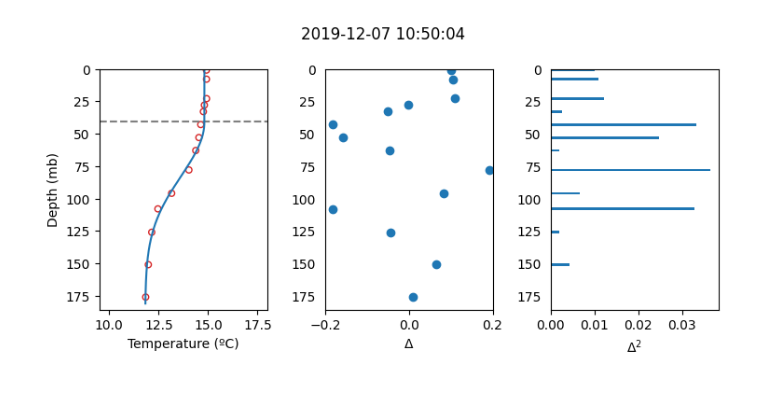
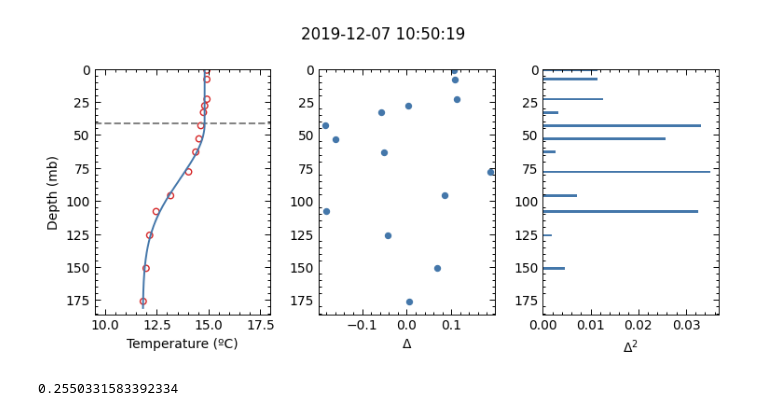
Before and after one commit to manufrn/TFG, a Jupyter notebook: notebooks/SHDR_modified_testing.ipynb, the cells around one changed output. Cells and saved outputs as stored; diff of their text form; code cells hidden in the pictures.

```diff
--- a/notebooks/SHDR_modified_testing.ipynb
+++ b/notebooks/SHDR_modified_testing.ipynb
@@ -8,6 +8,7 @@ from analysis_functions import *
 import SHDR_time_series as SHDR
 from dataclasses import dataclass
 from config import data_dir
+plt.style.use('/home/manu/TFG_repo/notebooks/notebook.mplstyle')
 # %%
 @dataclass
 class Args:
@@ -43,6 +44,8 @@ data = data_dir / 'time_series' / 'trial.h5'
 temp, pres, date, lat, lon = load_time_series('trial.h5')
 df_fit = load_SHDR_fit('trial_fit.csv')
 # %%
-plot_RMS_fit(df_fit, temp, pres, 0)
+plot_RMS_fit(df_fit, temp, pres, 3)
+print(df_fit['em'][2])
 # %% [output]
-[figure, old version]
+[figure, new version]
+0.2550331583392334
```
Also changed, not shown: 10 other files.
